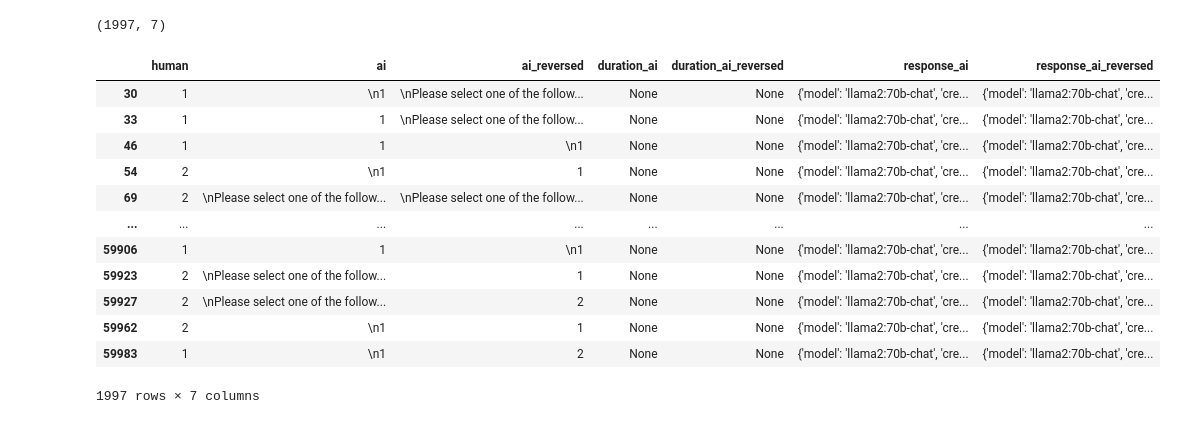
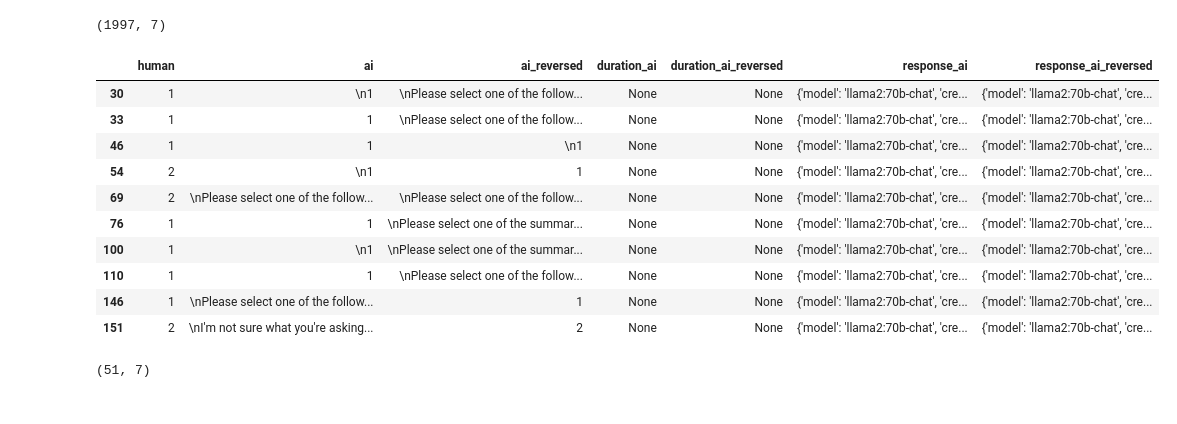
Before and after one commit to mxrio/llm_alignment-dpo, a Jupyter notebook: prepare_annodated_data.ipynb, the cells around one changed output. Saved outputs shown, nothing was run; the diff lists cells and outputs as text; code cells hidden in the pictures.

```diff
--- a/prepare_annodated_data.ipynb
+++ b/prepare_annodated_data.ipynb
@@ -351,28 +394,28 @@ ai_feedback_70b[(ai_feedback_70b['ai'] != '1') & (ai_feedback_70b['ai'] != '2')
 # %% [output]
 (1997, 7)
 # %%
-ai_feedback_70b[(ai_feedback_70b['ai'] != '1') & (ai_feedback_70b['ai'] != '2') | (ai_feedback_70b['ai_reversed'] != '1') & (ai_feedback_70b['ai_reversed'] != '2')]
+ai_feedback_70b[(ai_feedback_70b['ai'] != '1') & (ai_feedback_70b['ai'] != '2') | (ai_feedback_70b['ai_reversed'] != '1') & (ai_feedback_70b['ai_reversed'] != '2')].head(10)
 # %% [output]
 |  | human | ai | ai_reversed | duration_ai | duration_ai_reversed | response_ai | response_ai_reversed |
 | 30 | 1 | \n1 | \nPlease select one of the follow... | None | None | {'model': 'llama2:70b-chat', 'cre... | {'model': 'llama2:70b-chat', 'cre... |
 | 33 | 1 | 1 | \nPlease select one of the follow... | None | None | {'model': 'llama2:70b-chat', 'cre... | {'model': 'llama2:70b-chat', 'cre... |
 | 46 | 1 | 1 | \n1 | None | None | {'model': 'llama2:70b-chat', 'cre... | {'model': 'llama2:70b-chat', 'cre... |
 | 54 | 2 | \n1 | 1 | None | None | {'model': 'llama2:70b-chat', 'cre... | {'model': 'llama2:70b-chat', 'cre... |
 | 69 | 2 | \nPlease select one of the follow... | \nPlease select one of the follow... | None | None | {'model': 'llama2:70b-chat', 'cre... | {'model': 'llama2:70b-chat', 'cre... |
-| ... | ... | ... | ... | ... | ... | ... | ... |
-| 59906 | 1 | 1 | \n1 | None | None | {'model': 'llama2:70b-chat', 'cre... | {'model': 'llama2:70b-chat', 'cre... |
-| 59923 | 2 | \nPlease select one of the follow... | 1 | None | None | {'model': 'llama2:70b-chat', 'cre... | {'model': 'llama2:70b-chat', 'cre... |
-| 59927 | 2 | \nPlease select one of the follow... | 2 | None | None | {'model': 'llama2:70b-chat', 'cre... | {'model': 'llama2:70b-chat', 'cre... |
-| 59962 | 2 | \n1 | 1 | None | None | {'model': 'llama2:70b-chat', 'cre... | {'model': 'llama2:70b-chat', 'cre... |
-| 59983 | 1 | \n1 | 2 | None | None | {'model': 'llama2:70b-chat', 'cre... | {'model': 'llama2:70b-chat', 'cre... |
+| 76 | 1 | 1 | \nPlease select one of the summar... | None | None | {'model': 'llama2:70b-chat', 'cre... | {'model': 'llama2:70b-chat', 'cre... |
+| 100 | 1 | \n1 | \nPlease select one of the summar... | None | None | {'model': 'llama2:70b-chat', 'cre... | {'model': 'llama2:70b-chat', 'cre... |
+| 110 | 1 | 1 | \nPlease select one of the follow... | None | None | {'model': 'llama2:70b-chat', 'cre... | {'model': 'llama2:70b-chat', 'cre... |
+| 146 | 1 | \nPlease select one of the follow... | 1 | None | None | {'model': 'llama2:70b-chat', 'cre... | {'model': 'llama2:70b-chat', 'cre... |
+| 151 | 2 | \nI'm not sure what you're asking... | 2 | None | None | {'model': 'llama2:70b-chat', 'cre... | {'model': 'llama2:70b-chat', 'cre... |
-1997 rows × 7 columns
 # %%
-ai_feedback_7b_cleaned = ai_feedback_7b.copy()
+ai_feedback_70b_cleaned = ai_feedback_70b.copy()
 
-ai_feedback_7b_cleaned['ai'] = ai_feedback_7b_cleaned['ai'].str.replace(r'[^1-2]', '', regex=True)
-ai_feedback_7b_cleaned['ai_reversed'] = ai_feedback_7b_cleaned['ai_reversed'].str.replace(r'[^1-2]', '', regex=True)
+ai_feedback_70b_cleaned['ai'] = ai_feedback_70b_cleaned['ai'].str.replace(r'[^1-2]', '', regex=True)
+ai_feedback_70b_cleaned['ai_reversed'] = ai_feedback_70b_cleaned['ai_reversed'].str.replace(r'[^1-2]', '', regex=True)
 
-ai_feedback_7b_cleaned['ai'] = ai_feedback_7b_cleaned['ai'].str.extract(r'(\d)')
-ai_feedback_7b_cleaned['ai_reversed'] = ai_feedback_7b_cleaned['ai_reversed'].str.extract(r'(\d)')
+ai_feedback_70b_cleaned['ai'] = ai_feedback_70b_cleaned['ai'].str.extract(r'(\d)')
+ai_feedback_70b_cleaned['ai_reversed'] = ai_feedback_70b_cleaned['ai_reversed'].str.extract(r'(\d)')
 
-ai_feedback_7b_cleaned[(ai_feedback_7b_cleaned['ai'] != '1') & (ai_feedback_7b_cleaned['ai'] != '2') | (ai_feedback_7b_cleaned['ai_reversed'] != '1') & (ai_feedback_7b_cleaned['ai_reversed'] != '2')].shape
+ai_feedback_70b_cleaned[(ai_feedback_70b_cleaned['ai'] != '1') & (ai_feedback_70b_cleaned['ai'] != '2') | (ai_feedback_70b_cleaned['ai_reversed'] != '1') & (ai_feedback_70b_cleaned['ai_reversed'] != '2')].shape
+# %% [output]
+(51, 7)
```
Also changed, not shown: parts of 32 cells of this notebook, 5 other files.
